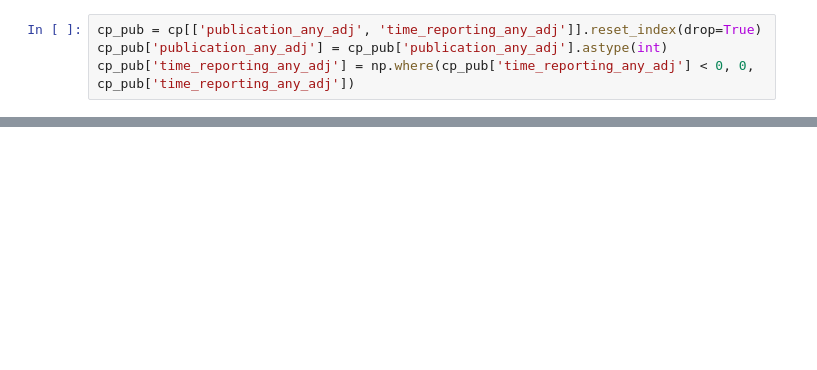
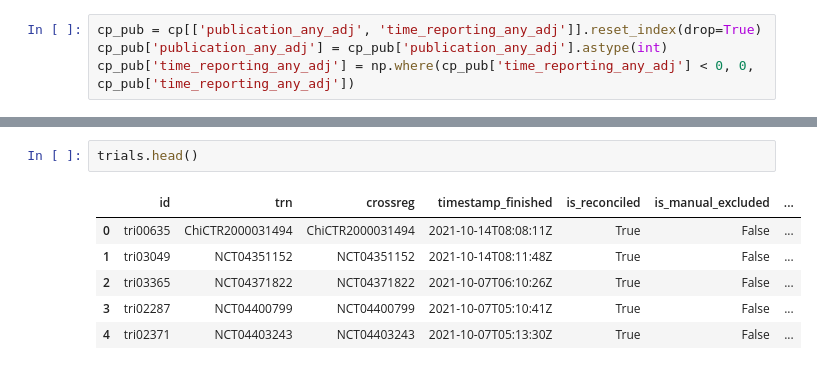
Before and after one commit to ebmdatalab/direcct-phase2-python, a Jupyter notebook: notebooks/7 Analysis.ipynb, the cells around one changed output, grey strips where cells are left out. Saved outputs shown, nothing was run; the diff lists cells and outputs as text; blank space fills up the shorter version.

```diff
--- a/notebooks/7 Analysis.ipynb
+++ b/notebooks/7 Analysis.ipynb
@@ -579,0 +639,9 @@ plt.tight_layout()
+# %%
+trials.head()
+# %% [output]
+|  | id | trn | crossreg | timestamp_finished | is_reconciled | is_manual_excluded | ... |
+| 0 | tri00635 | ChiCTR2000031494 | ChiCTR2000031494 | 2021-10-14T08:08:11Z | True | False | ... |
+| 1 | tri03049 | NCT04351152 | NCT04351152 | 2021-10-14T08:11:48Z | True | False | ... |
+| 2 | tri03365 | NCT04371822 | NCT04371822 | 2021-10-07T06:10:26Z | True | False | ... |
+| 3 | tri02287 | NCT04400799 | NCT04400799 | 2021-10-07T05:10:41Z | True | False | ... |
+| 4 | tri02371 | NCT04403243 | NCT04403243 | 2021-10-07T05:13:30Z | True | False | ... |
```
Also changed, not shown: parts of 30 cells of this notebook, 10 other files.
